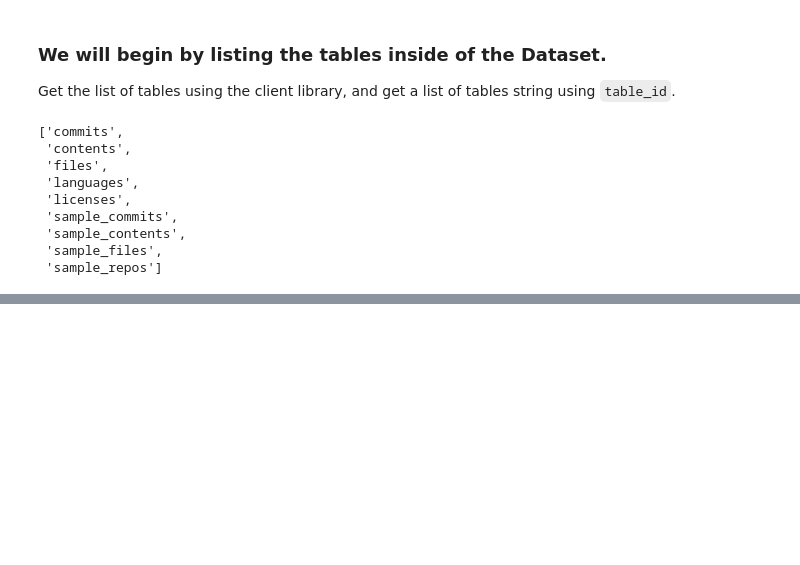
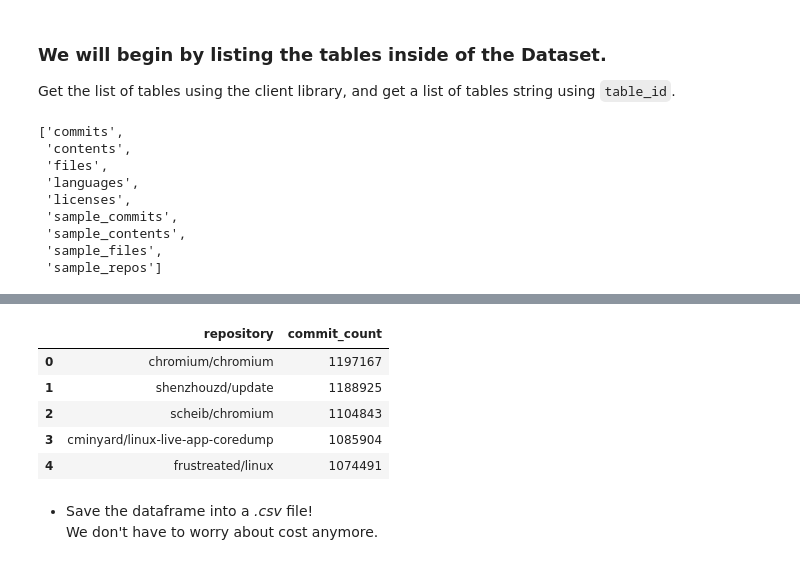
Before and after one commit to andrianarivo/bigquery-github, a Jupyter notebook: index.ipynb, the cells around one changed output, grey strips where cells are left out. Cells and saved outputs as stored; diff of their text form; code cells hidden in the pictures; blank space fills up the shorter version.

```diff
--- a/index.ipynb
+++ b/index.ipynb
@@ -55,0 +75,27 @@ Get the list of tables using the client library, and get a list of tables string
+# %%
+commits_per_repo_query = """
+SELECT repository,
+       COUNT(1) AS commit_count
+  FROM `bigquery-public-data.github_repos.commits` AS commits, commits.repo_name AS repository
+ GROUP BY 1
+ ORDER BY 2 DESC
+"""
+
+# 10 GB is 10**10
+# for this query we need 100 GB of data processing minimum
+safe_config = bigquery.QueryJobConfig(maximum_bytes_billed=10*10**10)
+query_job = client.query(commits_per_repo_query, safe_config)
+
+df = query_job.to_dataframe()
+
+df.head()
+# %% [output]
+|  | repository | commit_count |
+| 0 | chromium/chromium | 1197167 |
+| 1 | shenzhouzd/update | 1188925 |
+| 2 | scheib/chromium | 1104843 |
+| 3 | cminyard/linux-live-app-coredump | 1085904 |
+| 4 | frustreated/linux | 1074491 |
+# %% [markdown]
+- Save the dataframe into a <em>.csv</em> file!<br/>
+We don't have to worry about cost anymore.
```
Also changed, not shown: parts of 25 cells of this notebook.
